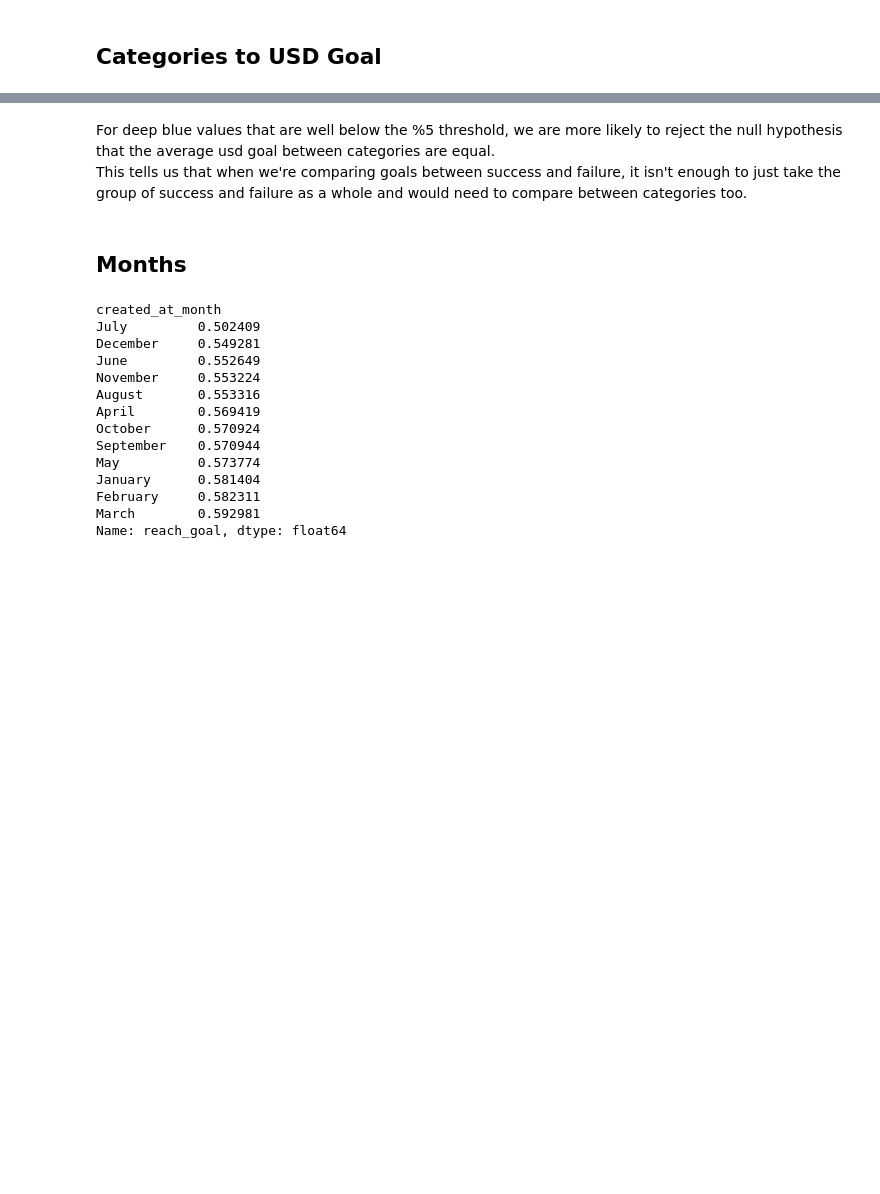
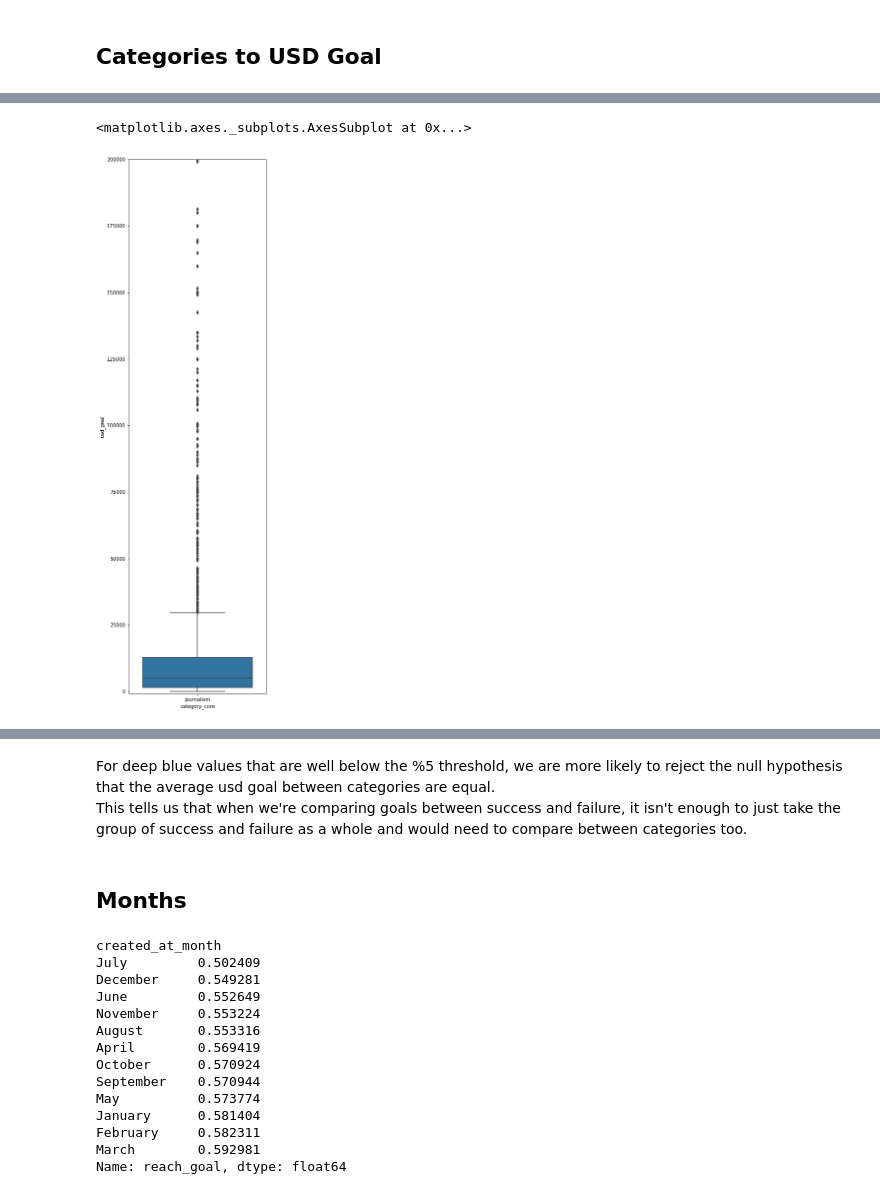
Before and after one commit to ohmgmatt/Springboard, a Jupyter notebook: capstone_one/Stats_Explore.ipynb, the cells around one changed output, grey strips where cells are left out. Cells and saved outputs as stored; diff of their text form; code cells hidden in the pictures; blank space fills up the shorter version.

```diff
--- a/capstone_one/Stats_Explore.ipynb
+++ b/capstone_one/Stats_Explore.ipynb
@@ -431,0 +463,7 @@ fig.savefig("img/bootstrap_video_usage", bbox_inches='tight')
+# %%
+fig, ax = plt.subplots(figsize = (5,20))
+ax.set_ylim([-1000, 200000])
+sns.boxplot(data=df[df.category_core=='journalism'], x='category_core', y = 'usd_goal')
+# %% [output]
+<matplotlib.axes._subplots.AxesSubplot at 0x...>
+[figure, added]
```
Also changed, not shown: parts of 21 cells of this notebook, 2 other files.
